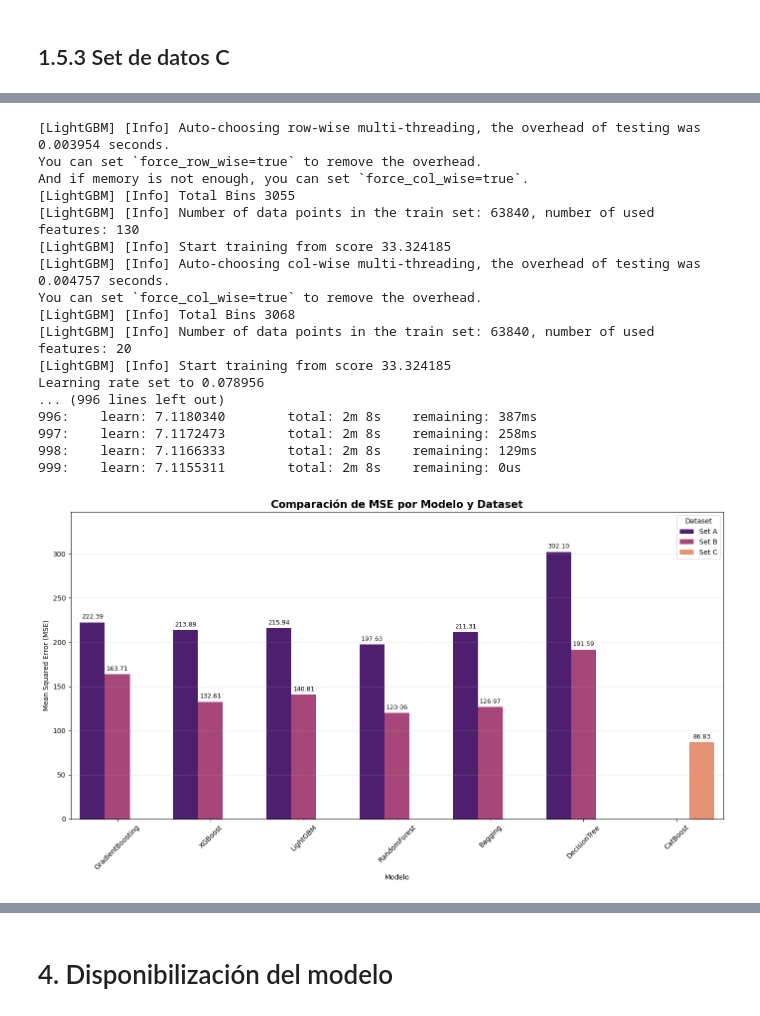
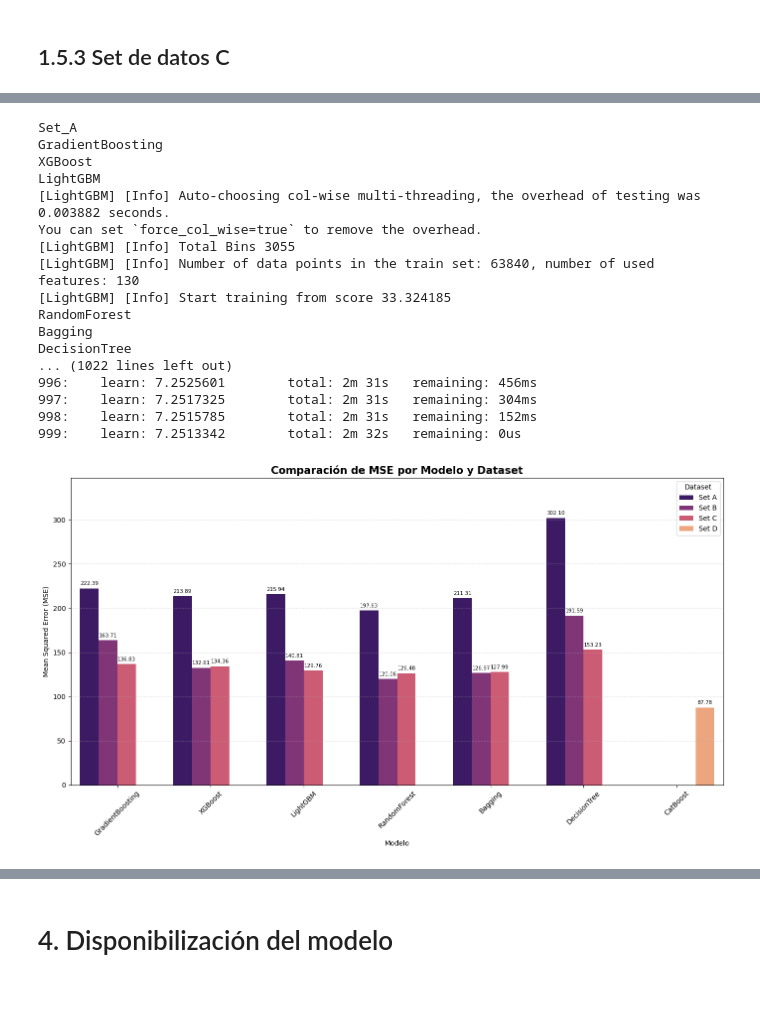
Before and after one commit to JohanManjarresMIAD/JohanManjarresMIAD-JohanManjarresMIAD-MIAD_ML_NLP_2026-Grupo_26, a Jupyter notebook: Semana 3/S3P1_proyecto1_v2.ipynb, the cells around one changed output, grey strips where cells are left out. Drawn from its saved outputs; the diff is of its cells as text; code cells hidden in the pictures.

```diff
--- a/Semana 3/S3P1_proyecto1_v2.ipynb
+++ b/Semana 3/S3P1_proyecto1_v2.ipynb
@@ -278,5 +279,5 @@ Las traformaciones realizadas no generan data-leakage dentro dentro de los datos
 # %%
-display(Markdown(f"""Para el análisis se usarán tres set de datos (A, B y C), cada uno con variaciones distintas, para poder obervar el impacto en las métricas de los modelos a
+display(Markdown(f"""Para el análisis se usarán cuatro set de datos (A, B, C y D), cada uno con variaciones distintas, para poder obervar el impacto en las métricas de los modelos a
                  entrenar y así poder definir cual de los dos se usará para la calibración del modelo final a implementar.."""))
 
 #Set de datos A
@@ -293,4 +294,9 @@ x_test_B = data_Testing.copy()
 X_train_C = X_train.copy()
 X_val_C = X_val.copy()
 x_test_C = data_Testing.copy()
+
+#Set de datos D
+X_train_D = X_train.copy()
+X_val_D = X_val.copy()
+x_test_D = data_Testing.copy()
 # %% [output]
@@ -362,3 +368,11 @@ Para el set de datos B, se dejarán las variables categóricas y el tratamiento
 | 45363 | 0 | 0.677 | 0.256 | 7 | -16.915 | 1 | 0.0448 | 0.9480 | ... |
 # %% [markdown]
 ## 1.5.3 Set de datos C
+# %%
+encoder = TargetEncoder(cols=var_categoricas, smoothing=10)
+
+X_train_C = encoder.fit_transform(X_train_C, y_train)
+X_val_C= encoder.transform(X_val_C)
+X_test_C = encoder.transform(x_test_C)
+
+display(X_train_C.head())
@@ -381,7 +404,7 @@ Para el set de datos C, no se hara ninguna transformación, se dejaran las varia
 modelos = {
     "GradientBoosting": GradientBoostingRegressor(random_state=42),
     "XGBoost": XGBRegressor(random_state=42),
-    "LightGBM": LGBMRegressor(random_state=42),
+    "LightGBM": LGBMRegressor(verbose=-1, random_state=42),
     "RandomForest": RandomForestRegressor(random_state=42),
     "Bagging": BaggingRegressor(random_state=42),
     "DecisionTree": DecisionTreeRegressor(random_state=42)
@@ -390,15 +413,16 @@ modelos = {
 datos = {
     "Set_A": (X_train_A, X_val_A),
     "Set_B": (X_train_B, X_val_B),
-    "Set_C": (X_train_C, X_val_C)
+    "Set_C": (X_train_C, X_val_C),
+    "Set_D": (X_train_D, X_val_D)
 }
 
 mse_val = {}
 for datos, (X_tr, X_val) in datos.items():
-    if datos == "Set_C":
+    if datos == "Set_D":
         nombre = "CatBoost"
         modelo = CatBoostRegressor(random_state=42)
-        train_pool = Pool(X_tr, y_train, cat_features=var_categoricas)
+        train_pool = Pool(X_tr, y_train, cat_features=var_categoricas + vars_cat_num + ['is_collaboration'])
         modelo.fit(train_pool)
         y_pred = modelo.predict(X_val)
         mse = mean_squared_error(y_val, y_pred)
@@ -410,43 +434,43 @@ for datos, (X_tr, X_val) in datos.items():
             mse = mean_squared_error(y_val, y_pred)
             mse_val[f"{nombre}_{datos}"] = mse
 # %% [output]
-[LightGBM] [Info] Auto-choosing row-wise multi-threading, the overhead of testing was 0.003954 seconds.
-You can set `force_row_wise=true` to remove the overhead.
-And if memory is not enough, you can set `force_col_wise=true`.
+Set_A
+GradientBoosting
+XGBoost
+LightGBM
+[LightGBM] [Info] Auto-choosing col-wise multi-threading, the overhead of testing was 0.003882 seconds.
+You can set `force_col_wise=true` to remove the overhead.
 [LightGBM] [Info] Total Bins 3055
 [LightGBM] [Info] Number of data points in the train set: 63840, number of used features: 130
 [LightGBM] [Info] Start training from score 33.324185
-[LightGBM] [Info] Auto-choosing col-wise multi-threading, the overhead of testing was 0.004757 seconds.
-You can set `force_col_wise=true` to remove the overhead.
-[LightGBM] [Info] Total Bins 3068
-[LightGBM] [Info] Number of data points in the train set: 63840, number of used features: 20
-[LightGBM] [Info] Start training from score 33.324185
-Learning rate set to 0.078956
-... (996 lines left out)
-996:    learn: 7.1180340        total: 2m 8s    remaining: 387ms
-997:    learn: 7.1172473        total: 2m 8s    remaining: 258ms
-998:    learn: 7.1166333        total: 2m 8s    remaining: 129ms
-999:    learn: 7.1155311        total: 2m 8s    remaining: 0us
+RandomForest
+Bagging
+DecisionTree
+... (1022 lines left out)
+996:    learn: 7.2525601        total: 2m 31s   remaining: 456ms
+997:    learn: 7.2517325        total: 2m 31s   remaining: 304ms
+998:    learn: 7.2515785        total: 2m 31s   remaining: 152ms
+999:    learn: 7.2513342        total: 2m 32s   remaining: 0us
 # %%
 df_mse_val = pd.DataFrame(list(mse_val.items()), columns=['Modelo_Set', 'MSE'])
 df_mse_val[['Modelo', 'Dataset']] = df_mse_val['Modelo_Set'].str.split('_Set_', expand=True)
 df_mse_val['Dataset'] = 'Set ' + df_mse_val['Dataset']
 plt.figure(figsize=(14, 8))
 ax = sns.barplot(data=df_mse_val, x='Modelo', y='MSE', hue='Dataset', palette='magma')
 
 for container in ax.containers:
-    ax.bar_label(container, padding=3, fontsize=9, fmt='%.2f', rotation=0)
+    ax.bar_label(container, padding=3, fontsize=7.5, fmt='%.2f', rotation=0)
 
 plt.title('Comparación de MSE por Modelo y Dataset', fontsize=15, fontweight='bold')
 plt.ylabel('Mean Squared Error (MSE)')
 plt.xlabel('Modelo')
 plt.xticks(rotation=45)
 ax.set_ylim(0, df_mse_val['MSE'].max() * 1.15)
 plt.grid(axis='y', linestyle='--', alpha=0.4)
 plt.tight_layout()
 plt.show()
 # %% [output]
-[figure, old version]
+[figure, new version]
 # %% [markdown]
 Para el preprocesamiento de los datos, primero se eliminaron algunas columnas que no son de utilidad para la predicción de la popularidad de una canción, estas columnas fueron  'Unnamed: 0', 'track_id' para Training y  'track_id' para Testing (dado que este set de datos no trae 'Unnamed'). Adiconalmente, se establecio como estrategia generar 3 set de datos distintos, para los cuales se van a tener columnas y transformaciones comunes, pero también diferencias puntuales, para poder decidir cual set de datos y estrategia de preprocesamiento genera un mejor rendimiento. Por lo cual, se establecieron 5 pasos para completar el analisis y preparación de información:
 
```
Also changed, not shown: parts of 16 cells of this notebook, 9 other files.
